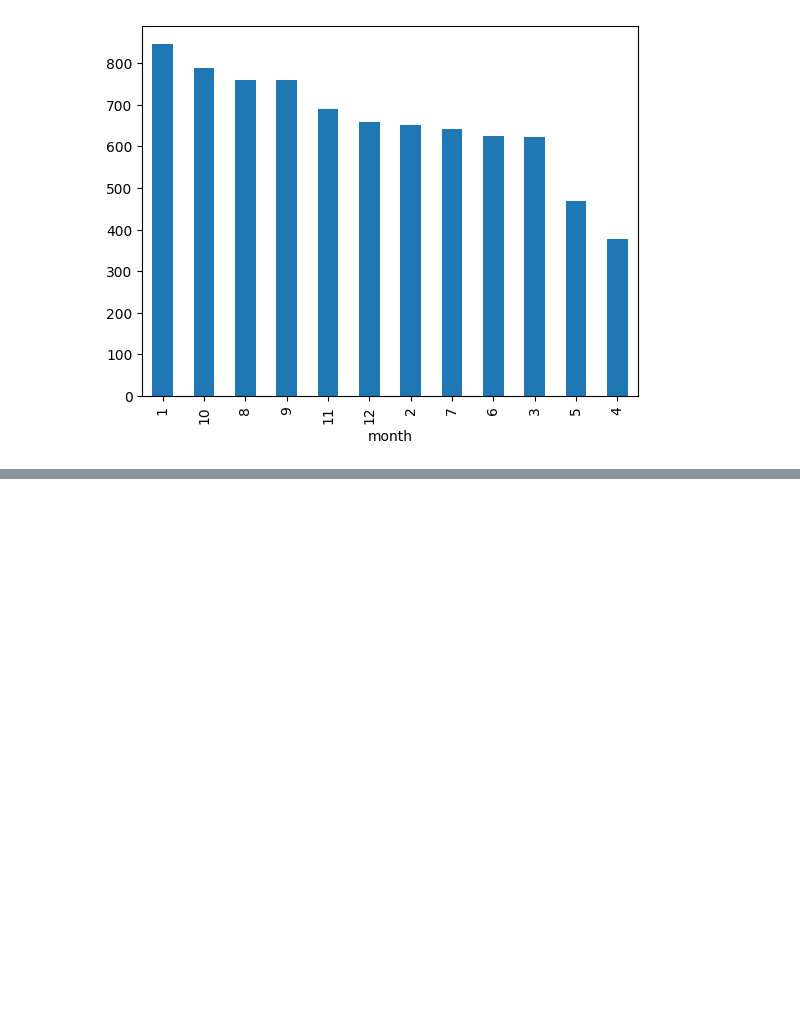
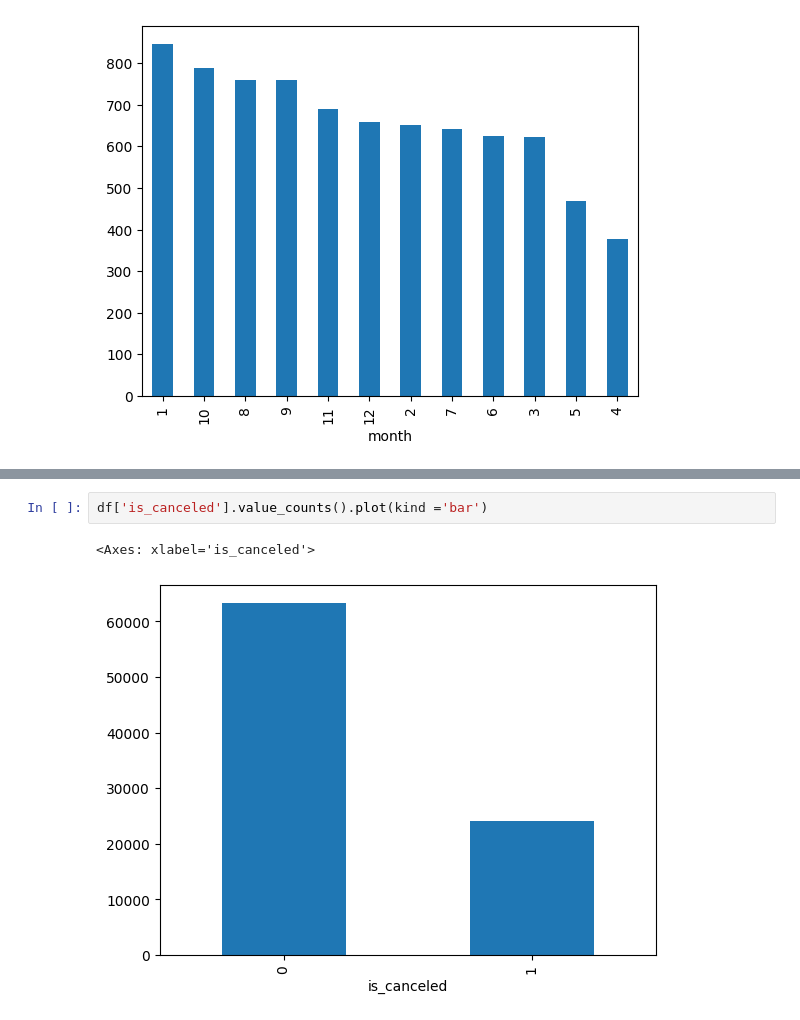
Before and after one commit to itsabhiraj/Abhinav, a Jupyter notebook: MachineLearning/univariate_analysis.ipynb, the cells around one changed output, grey strips where cells are left out. Saved outputs shown, nothing was run; the diff lists cells and outputs as text; blank space fills up the shorter version.

```diff
--- a/MachineLearning/univariate_analysis.ipynb
+++ b/MachineLearning/univariate_analysis.ipynb
@@ -125,0 +209,5 @@ df['month'].value_counts().plot(kind='bar')
+# %%
+df['is_canceled'].value_counts().plot(kind ='bar')
+# %% [output]
+<Axes: xlabel='is_canceled'>
+[figure, added]
```
Also changed, not shown: parts of 10 cells of this notebook, 1 other file.
